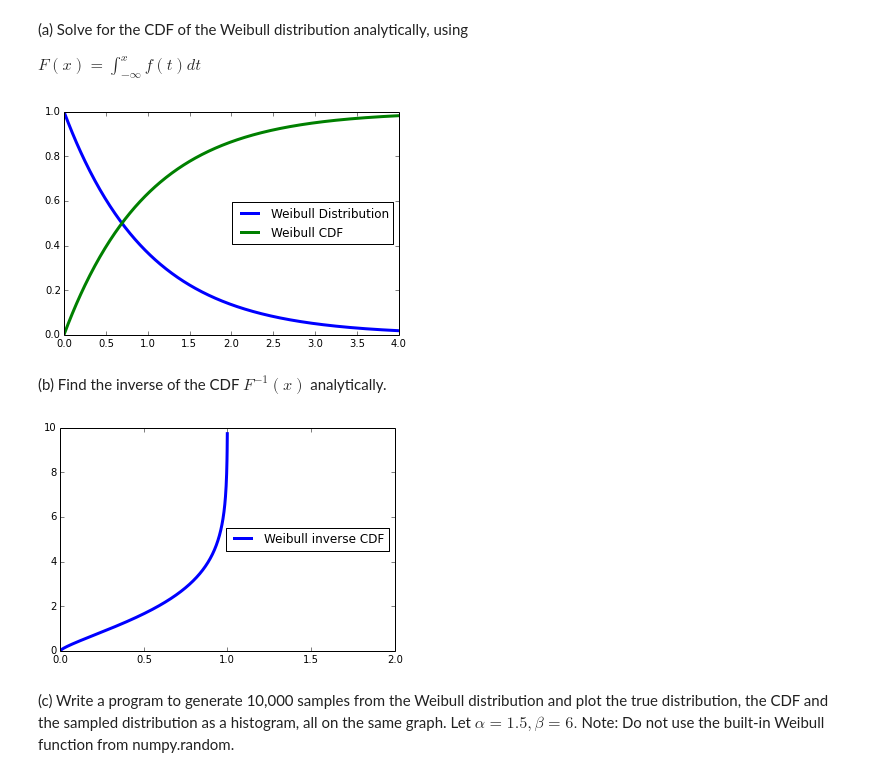
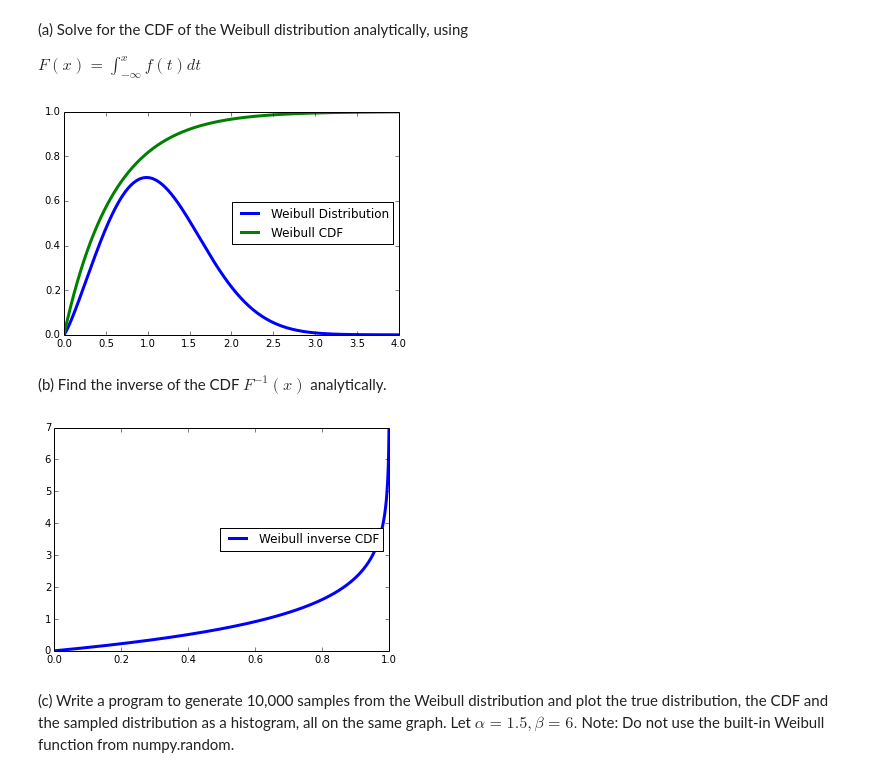
Before and after one commit to dytucker/PHYS202-S14, a Jupyter notebook: SciPy/RandomAndMCExercises.ipynb, the cells around one changed output. Cells and saved outputs as stored; diff of their text form; code cells hidden in the pictures.

```diff
--- a/SciPy/RandomAndMCExercises.ipynb
+++ b/SciPy/RandomAndMCExercises.ipynb
@@ -17,25 +19,25 @@ f(x)={αβ−αxα−1e−(x/β)α0x>0otherwise
 
 $F(x)=\int_{-\infty}^{x}f(t)dt$
 # %%
-def weibullCDF(xmax=4,a=1,b=1):
+def weibullCDF(xmax=4,a=1.,b=1.):
 
     x = np.arange(0.,xmax+0.01,0.01)
 
     f = lambda x: a*b**(-a)*x**(a-1)*e**(-(x/b)**a)
     CDF = lambda x: 1 - e**(-a*x/b)
 
     plt.plot(x,f(x),label="Weibull Distribution",lw=3)
     plt.plot(x,CDF(x),label="Weibull CDF",lw=3)
     plt.legend(loc="center right")
     plt.show()
 
 v = interact(weibullCDF,xmax=4)
 # %% [output]
-[figure, old version]
+[figure, new version]
 # %% [markdown]
 (b) Find the inverse of the CDF $F^{-1}(x)$ analytically.
 # %%
-def weibullCDFinv(xmax=4,a=1.,b=1.):
+def weibullCDFinv(xmax=1,a=1.,b=1.):
     x = np.arange(0.,4.,0.001)
 
     CDFinv = lambda x: b*(-log(1-x))**(1/a)
@@ -45,9 +47,9 @@ def weibullCDFinv(xmax=4,a=1.,b=1.):
     plt.xlim(0,xmax)
     plt.show()
 
-v2 = interact(weibullCDFinv,xmax=4)
+v2 = interact(weibullCDFinv,xmax=1)
 # %% [output]
-[figure, old version]
+[figure, new version]
 # %% [markdown]
 (c) Write a program to generate 10,000 samples from the Weibull distribution and plot the true distribution, the CDF and the sampled distribution as a histogram, all on the same graph. Let $α = 1.5, β = 6.$
 Note: Do not use the built-in Weibull function from numpy.random.
```
Also changed, not shown: parts of 22 cells of this notebook, 1 other file.
